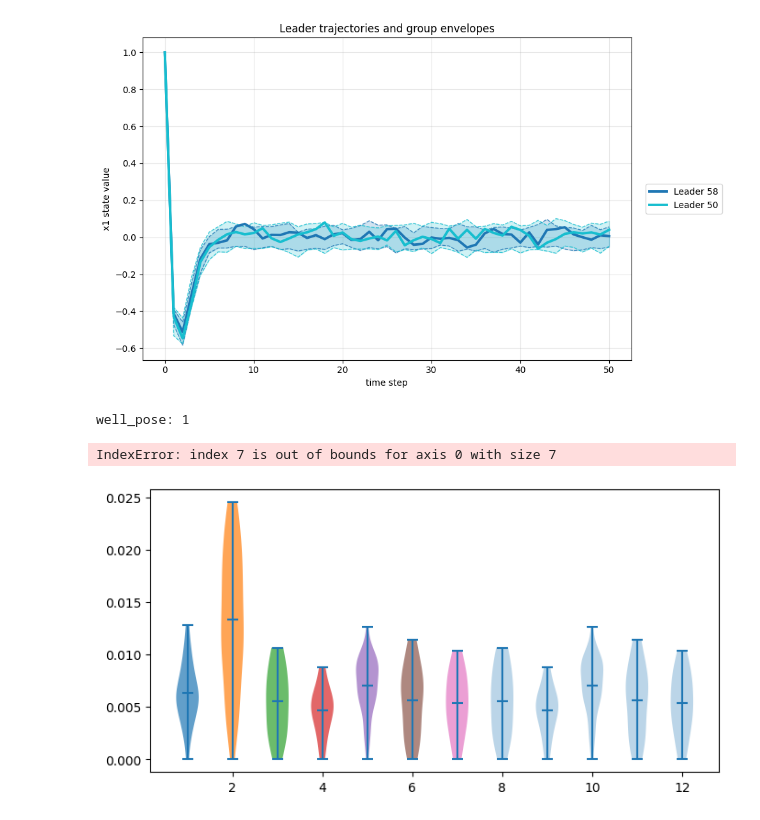
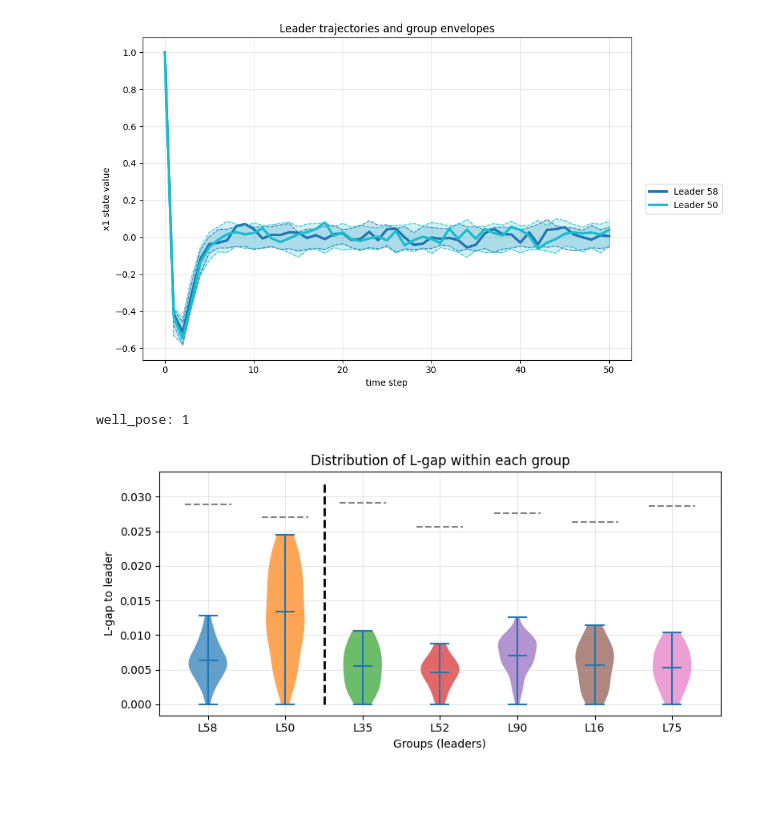
Before and after one commit to PeilinZhang/4YP, a Jupyter notebook: Grouping.ipynb, the cells around one changed output. Cells and saved outputs as stored; diff of their text form; code cells hidden in the pictures; blank space fills up the shorter version.

Commit message:
add bound ver 1

```diff
--- a/Grouping.ipynb
+++ b/Grouping.ipynb
@@ -257,20 +232,20 @@ def Gap_margin_from_K(K, C, y, H_system, L):
     gap_val, _, _, _ = gapMetrics.Lgap_metric(H_system, H_C_prep, m, n, L, use_alt_formula=False)
     margin = 1.0 - gap_val
 
-    return {"gap_to_Cperp": gap_val, "margin": margin}
+    return {"gap_to_C": gap_val, "margin": margin}
 
 # for i in range(num_systems):
 #     print("System", i)
 #     K = LQR_wrapper(u, stored_x[i])
 #     Hux = stored_hankels[i]
 #     result = Gap_margin_from_K(K, C, stored_x[i], Hux, L)
-    # print("Gap to C perp:", result["gap_to_Cperp"])
+    # print("Gap to C perp:", result["gap_to_C"])
     # print("Margin:", result["margin"])
 
 K = LQR_wrapper(u, stored_x[1])
 Hux = stored_hankels[1]
 result = Gap_margin_from_K(K, C, stored_x[1], Hux, L)
-print("Gap to C perp:", result["gap_to_Cperp"])
+print("Gap to C perp:", result["gap_to_C"])
 print("Margin:", result["margin"])
 # %% [output]
 Gap to C perp: 0.9741763860004902
@@ -1103,22 +1056,19 @@ plt.show()
 # %% [output]
 [figure]
 # %%
-# eps = 0.02
-# groups = leader_groups(D, eps)
-# groups = leader_groups2(D)
-# groups = leader_groups_fixed(D, 3)
+#grouping with specified m number of clusters
 groupsm, well_posem = cluster_farthest_assign_medoid_threshold(D_l, 5)
 print("well_pose:", well_posem)
 
 N = D_l.shape[0]
-leader_of = np.full(N, -1, dtype=int)
-dist_to_leader = np.zeros(N)
+leader_ofm = np.full(N, -1, dtype=int)
+dist_to_leaderm = np.zeros(N)
 
 for g in groupsm:
     leader = g["leader"]
     for i in g["members"]:
-        leader_of[i] = leader
-        dist_to_leader[i] = D_l[leader, i]
+        leader_ofm[i] = leader
+        dist_to_leaderm[i] = D_l[leader, i]
 
 #violin plot for distribution of distances to leader within each group
 # group_datam = []
@@ -1128,7 +1078,7 @@ for g in groupsm:
     leader = g["leader"]
     members = g["members"]
 
-    values = [dist_to_leader[i] for i in members]
+    values = [dist_to_leaderm[i] for i in members]
 
     group_data.append(values)
     labels.append(f"L{leader}")
@@ -1170,35 +1120,34 @@ plt.vlines(
     colors="black",
     linestyles="--",
     linewidth=2.0,
     # label="Furthest Member First Thresholds"
 )
 
 for i, g in enumerate(groupsm, start=len(groups)+1):
     plt.hlines(
         g["eps"],
         xmin=i - 0.3,
         xmax=i + 0.3,
         colors="gray",
         linestyles="--",
         linewidth=1.5
     )
 
 # for i, values in enumerate(group_data, start=1):
 #     x = np.random.normal(i, 0.05, size=len(values))  # jitter
 #     plt.scatter(x, values, color="black", s=15, alpha=0.6)
 
 plt.xticks(range(1, len(labels) + 1), labels)
 plt.xlabel("Groups (leaders)")
 plt.ylabel("L-gap to leader")
 plt.title("Distribution of L-gap within each group")
 plt.grid(True, alpha=0.3)
 
 plt.tight_layout()
 plt.show()
 # %% [output]
 well_pose: 1
-IndexError: index 7 is out of bounds for axis 0 with size 7
-[figure, old version]
+[figure, new version]
 # %%
 #proof of controllability (for adding 5)
 
```
Also changed, not shown: parts of 10 cells of this notebook.
